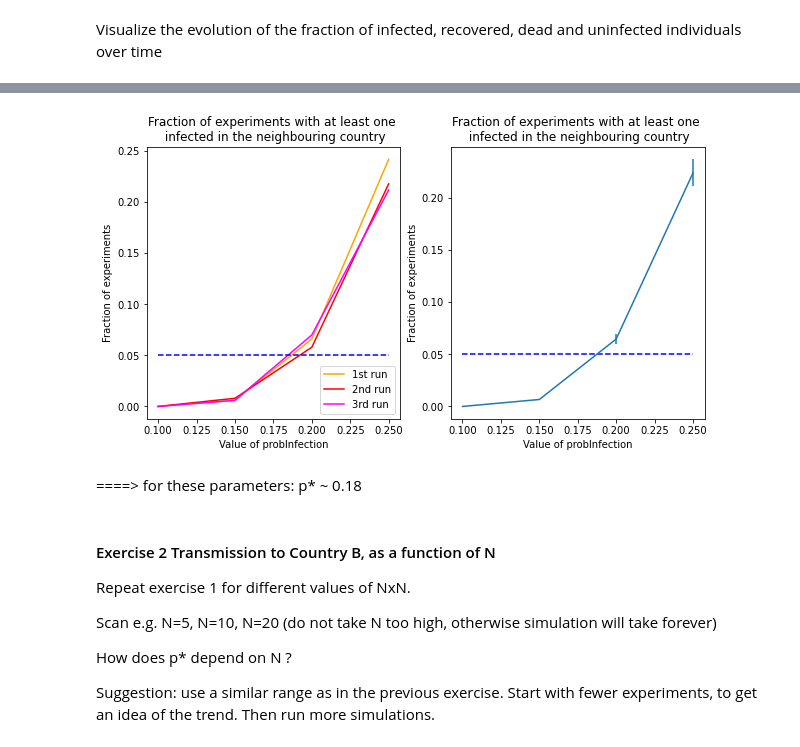
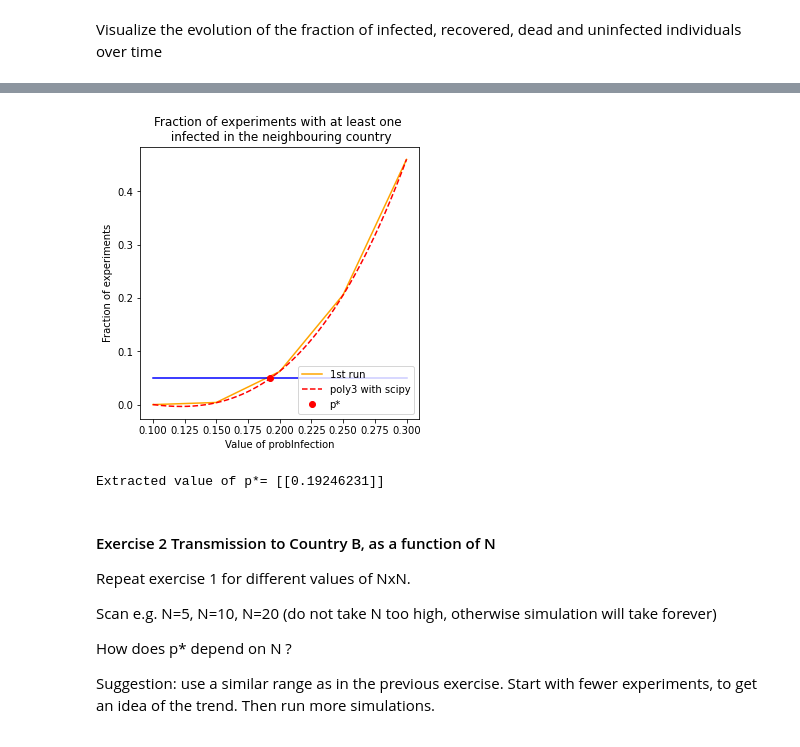
Before and after one commit to yangyuethz/VirusTransmission, a Jupyter notebook: SimpleVirusTransmissionV1Solution.ipynb, the cells around one changed output, grey strips where cells are left out. Drawn from its saved outputs; the diff is of its cells as text; code cells hidden in the pictures.

```diff
--- a/SimpleVirusTransmissionV1Solution.ipynb
+++ b/SimpleVirusTransmissionV1Solution.ipynb
@@ -580,6 +629,6 @@ def fitFractions(pInfectionScan,fractions, degree=3):
   return model
 # %%
 model = fitFractions(pInfectionScan_N10_1,fractions_N10_11)
-newX = np.linspace(0.10, 0.25, 200)
+newX = np.linspace(0.10, 0.30, 200)
 newY = model.predict(newX.reshape(-1,1))
 #model.named_steps['linear'].coef_
@@ -631,0 +658,6 @@ array([0.   , 0.006, 0.07 , 0.212])
+# %%
+def poly3(x,a,b,c,d):
+  return a + b*x + c*x**2 + d*x**3
+
+def poly2(x,a,b,c):
+  return a + b*x + c*x**2
@@ -631,0 +669,3 @@ array([0.   , 0.006, 0.07 , 0.212])
+# %%
+popt, pcov = curve_fit(poly3, pInfectionScan_N10_1, fractions_N10_11)
+popt,pcov
@@ -632,31 +682,23 @@ array([0.   , 0.006, 0.07 , 0.212])
+# %%
+newY = poly3(newX,*popt)
+#newX
+idx = np.argwhere(np.diff(np.sign(newY-line)))
 # %%
-fig,ax = plt.subplots(1,2,figsize=(5*2, 5))
-ax[0].plot(pInfectionScan_N10_1,fractions_N10_11, '-', label='1st run', color='orange')
-ax[0].plot(pInfectionScan_N10_1,fractions_N10_22, '-', label='2nd run', color='red')
-ax[0].plot(pInfectionScan_N10_1,fractions_N10_33, '-', label='3rd run', color='magenta')
-ax[0].plot(pInfectionScan_N10_1,np.array([0.05 for p in enumerate(pInfectionScan_N10_1)]), '--',color='blue')
-ax[0].legend(loc='lower right', frameon=True)
-ax[0].set_xlabel('Value of probInfection')
-ax[0].set_ylabel('Fraction of experiments')
-ax[0].set_title('Fraction of experiments with at least one \n infected in the neighbouring country')
+fig,ax = plt.subplots(1,1,figsize=(5, 5))
+ax.plot(pInfectionScan_N10_1,fractions_N10_11,       '-', label='1st run', color='orange')
+ax.plot(newX,newY, '--',label='poly3 with scipy', color='red')
+ax.plot(newX,line, '-', color='blue')
+ax.plot(newX[idx], line[idx], 'ro', label='p*')
+ax.legend(loc='lower right', frameon=True)
+ax.set_xlabel('Value of probInfection')
+ax.set_ylabel('Fraction of experiments')
+ax.set_title('Fraction of experiments with at least one \n infected in the neighbouring country')
+plt.show()
 
-
-ys = np.vstack((fractions_N10_11,fractions_N10_22,fractions_N10_33))
-ymean = ys.mean(axis=0)
-yerr = np.sqrt(ys.var(axis=0))
-ax[1].errorbar(x=pInfectionScan_N10_1, y=ymean, yerr=yerr)
-#ax[1].plot(pInfectionScan_N10_1,fit_fn(pInfectionScan_N10_1),color='b',label='fit')
-ax[1].plot(pInfectionScan_N10_1,np.array([0.05 for p in enumerate(pInfectionScan_N10_1)]), '--',color='blue')
-ax[1].set_xlabel('Value of probInfection')
-ax[1].set_ylabel('Fraction of experiments')
-ax[1].set_title('Fraction of experiments with at least one \n infected in the neighbouring country')
-
-plt.show()
-#print(timeFirstInfections)
+print('Extracted value of p*=', newX[idx])
 # %% [output]
-[figure, old version]
+[figure, new version]
+Extracted value of p*= [[0.19246231]]
-# %% [markdown]
-====> for these parameters:  p* ~ 0.18
 # %% [markdown]
 #### Exercise 2 Transmission to Country B, as a function of N
 Repeat exercise 1 for different values of NxN.
```
Also changed, not shown: parts of 31 cells of this notebook, 2 other files.
